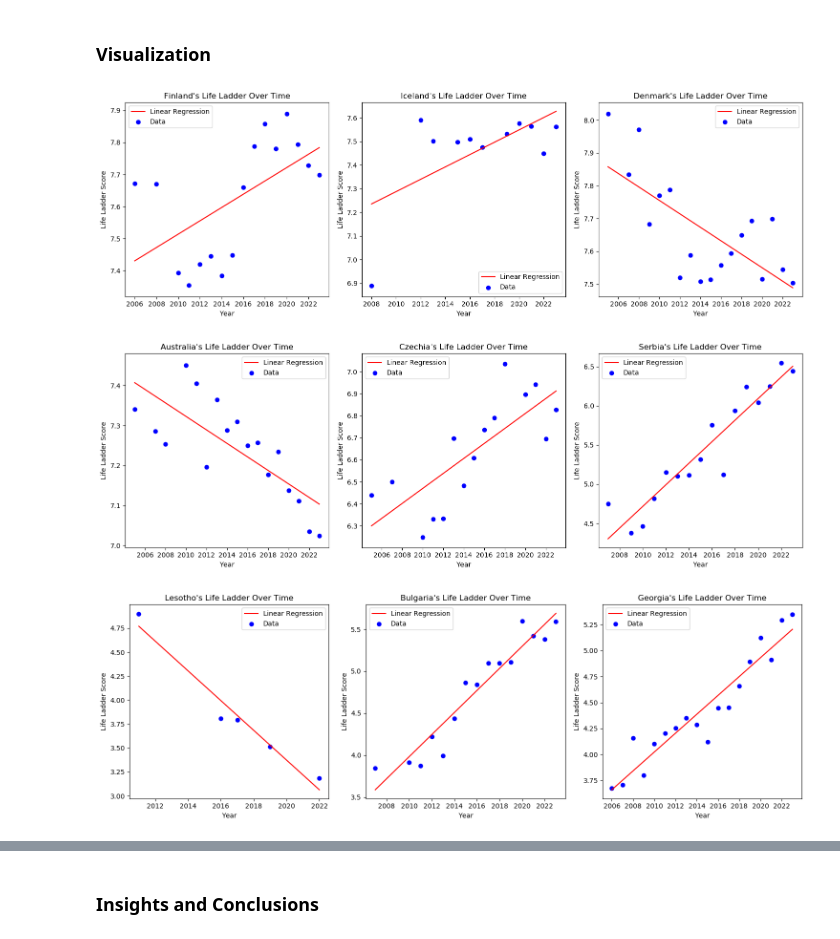
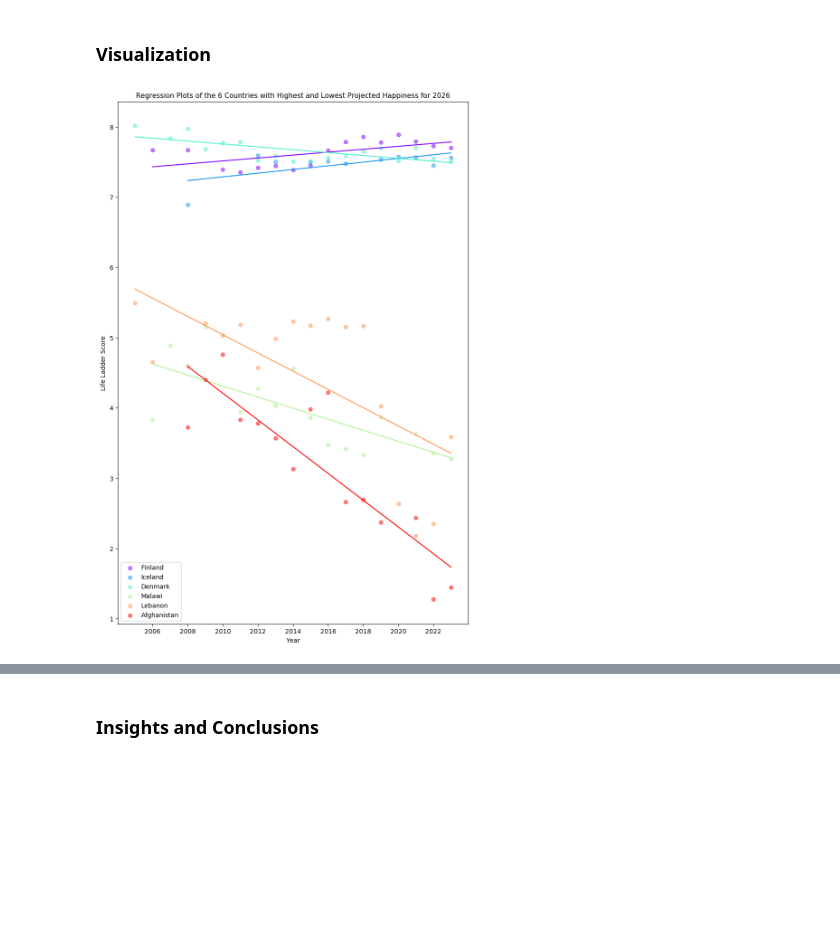
Before and after one commit to matveylplusplus/cmsc320proj, a Jupyter notebook: pnb.ipynb, the cells around one changed output, grey strips where cells are left out. Saved outputs shown, nothing was run; the diff lists cells and outputs as text; code cells hidden in the pictures; blank space fills up the shorter version.

```diff
--- a/pnb.ipynb
+++ b/pnb.ipynb
@@ -64,3 +67,6 @@ print(whr)
 2362     Zimbabwe  2023     3.572386
 
 [2363 rows x 3 columns]
+# %%
+ll = whr.pivot(index='Country name', columns='year', values='Life Ladder')
+print(ll.to_string())
@@ -106,8 +129,6 @@ class HapModel:
 # %%
 def get_prediction_table(year):
-    gwhr = whr.groupby(['Country name']).count()
-    slr_whr_countries = gwhr[gwhr['Life Ladder'] >= 2]
-    slindex = slr_whr_countries.index.to_numpy()
+    slindex = ll.dropna(subset=[2021, 2022, 2023]).index.to_numpy()
     d = {
         'Country name': slindex,
         f'Predicted Life Ladder in {year}': (np.vectorize(lambda x: HapModel(x).predict_happiness(year)))(slindex),
@@ -170,3 +232,22 @@ print(tpt.tail(20).to_string())
 # %% [markdown]
 ### Visualization
+# %%
+def ploterooo(num_in_tier, df, title):
+    country_list = df.head(num_in_tier)['Country name'].to_list() + df.tail(num_in_tier)['Country name'].to_list()
+    fig, axes = plt.subplots(figsize=(10, 15))
+    cmap = plt.get_cmap('rainbow', num_in_tier*2)
+
+    for i in range(num_in_tier*2):
+        hap = HapModel(country_list[i])
+        axes.scatter(hap.X, hap.y, color=cmap(i), label=country_list[i], alpha=0.5)
+        axes.plot(hap.X, hap.y_pred, color=cmap(i))
+    axes.xaxis.set_major_locator(MaxNLocator(integer=True))
+    axes.set_ylabel('Life Ladder Score')
+    axes.set_xlabel('Year')
+    axes.set_title(title, fontsize=11, loc='center', wrap=True)
+    axes.legend()
+# %%
+ploterooo(3, pt, "Regression Plots of the 6 Countries with Highest and Lowest Projected Happiness for 2026")
+# %% [output]
+[figure, added]
 # %%
@@ -181,13 +266 @@ def ploteroo(num_plots, df):
   plt.show()
-# %%
-ploteroo(3, pt)
-# %% [output]
-[figure, removed]
-# %%
-ploteroo(3, tpt)
-# %% [output]
-[figure, removed]
-# %%
-ploteroo(3, tpt[tpt['Data Points Used'] >= 5].sort_values(by=['R2 of Regression'], ascending= False))
-# %% [output]
-[figure, removed]
```
Also changed, not shown: parts of 19 cells of this notebook, 1 other file.
